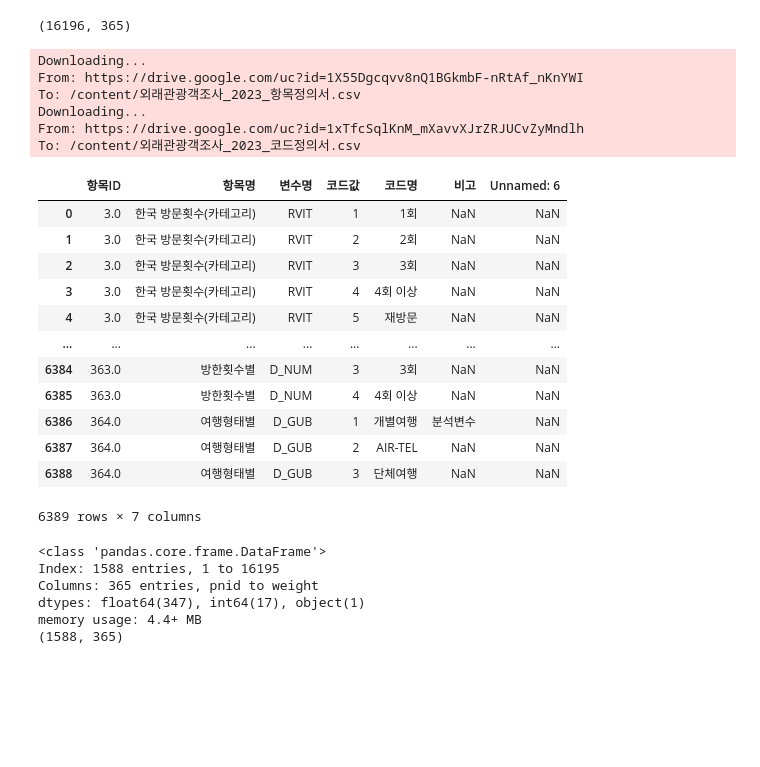
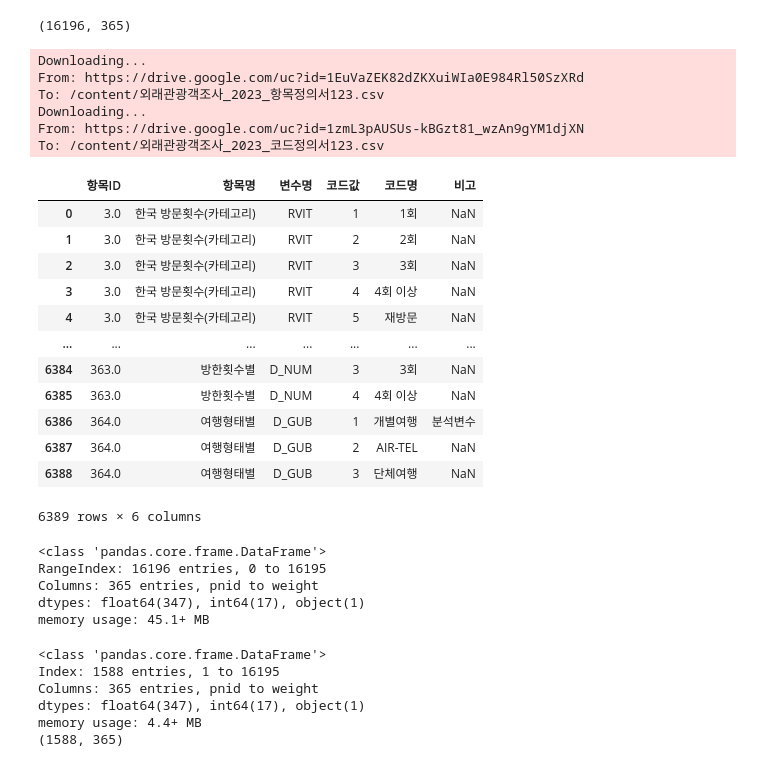
Before and after one commit to kKn00077/techit-travel-data-analysis, a Jupyter notebook: china.ipynb, the cells around one changed output. Saved outputs shown, nothing was run; the diff lists cells and outputs as text; code cells hidden in the pictures; blank space fills up the shorter version.

```diff
--- a/china.ipynb
+++ b/china.ipynb
@@ -47,63 +47,71 @@ To: /content/외래관광객조사_2023_데이터.txt
 (16196, 365)
 # %%
 # 파일 ID 정의
-file1_id = '1X55Dgcqvv8nQ1BGkmbF-nRtAf_nKnYWI'  # 항목정의서
-file2_id = '1xTfcSqlKnM_mXavvXJrZRJUCvZyMndlh'  # 코드정의서
+file1_id = '1EuVaZEK82dZKXuiWIa0E984Rl50SzXRd'  # 항목정의서
+file2_id = '1zmL3pAUSUs-kBGzt81_wzAn9gYM1djXN'  # 코드정의서
 
 # 다운로드 URL 정의
 file1_url = f"https://drive.google.com/uc?id={file1_id}"
 file2_url = f"https://drive.google.com/uc?id={file2_id}"
 
 # 출력 파일명
-file1_output = '외래관광객조사_2023_항목정의서.csv'
-file2_output = '외래관광객조사_2023_코드정의서.csv'
+file1_output = '외래관광객조사_2023_항목정의서123.csv'
+file2_output = '외래관광객조사_2023_코드정의서123.csv'
 
 # 파일 다운로드
 gdown.download(file1_url, file1_output, quiet=False)
 gdown.download(file2_url, file2_output, quiet=False)
 
 # 데이터 로드
 columns_info_df = pd.read_csv(file1_output)
 columns_value_df = pd.read_csv(file2_output)
 
 # display(columns_info_df.head())
 # display(columns_value_df.head())
 
 indices = columns_value_df[columns_value_df['항목ID'].notnull()].index.tolist()
 
 # 구간 별 동일값 설정
 for i in range(len(indices)):
     start_idx = indices[i]
     end_idx = indices[i + 1] if i + 1 < len(indices) else len(columns_value_df)
 
     # 각 구간에 동일한 값 설정
     columns_value_df.loc[start_idx:end_idx-1, '항목ID'] = columns_value_df.loc[start_idx, '항목ID']
     columns_value_df.loc[start_idx:end_idx-1, '항목명'] = columns_value_df.loc[start_idx, '항목명']
     columns_value_df.loc[start_idx:end_idx-1, '변수명'] = columns_value_df.loc[start_idx, '변수명']
 
 display(columns_value_df)
 # %% [output]
 Downloading...
-From: https://drive.google.com/uc?id=1X55Dgcqvv8nQ1BGkmbF-nRtAf_nKnYWI
-To: /content/외래관광객조사_2023_항목정의서.csv
+From: https://drive.google.com/uc?id=1EuVaZEK82dZKXuiWIa0E984Rl50SzXRd
+To: /content/외래관광객조사_2023_항목정의서123.csv
 Downloading...
-From: https://drive.google.com/uc?id=1xTfcSqlKnM_mXavvXJrZRJUCvZyMndlh
-To: /content/외래관광객조사_2023_코드정의서.csv
+From: https://drive.google.com/uc?id=1zmL3pAUSUs-kBGzt81_wzAn9gYM1djXN
+To: /content/외래관광객조사_2023_코드정의서123.csv
-|  | 항목ID | 항목명 | 변수명 | 코드값 | 코드명 | 비고 | Unnamed: 6 |
-| 0 | 3.0 | 한국 방문횟수(카테고리) | RVIT | 1 | 1회 | NaN | NaN |
-| 1 | 3.0 | 한국 방문횟수(카테고리) | RVIT | 2 | 2회 | NaN | NaN |
-| 2 | 3.0 | 한국 방문횟수(카테고리) | RVIT | 3 | 3회 | NaN | NaN |
-| 3 | 3.0 | 한국 방문횟수(카테고리) | RVIT | 4 | 4회 이상 | NaN | NaN |
-| 4 | 3.0 | 한국 방문횟수(카테고리) | RVIT | 5 | 재방문 | NaN | NaN |
-| ... | ... | ... | ... | ... | ... | ... | ... |
-| 6384 | 363.0 | 방한횟수별 | D_NUM | 3 | 3회 | NaN | NaN |
-| 6385 | 363.0 | 방한횟수별 | D_NUM | 4 | 4회 이상 | NaN | NaN |
-| 6386 | 364.0 | 여행형태별 | D_GUB | 1 | 개별여행 | 분석변수 | NaN |
-| 6387 | 364.0 | 여행형태별 | D_GUB | 2 | AIR-TEL | NaN | NaN |
-| 6388 | 364.0 | 여행형태별 | D_GUB | 3 | 단체여행 | NaN | NaN |
+|  | 항목ID | 항목명 | 변수명 | 코드값 | 코드명 | 비고 |
+| 0 | 3.0 | 한국 방문횟수(카테고리) | RVIT | 1 | 1회 | NaN |
+| 1 | 3.0 | 한국 방문횟수(카테고리) | RVIT | 2 | 2회 | NaN |
+| 2 | 3.0 | 한국 방문횟수(카테고리) | RVIT | 3 | 3회 | NaN |
+| 3 | 3.0 | 한국 방문횟수(카테고리) | RVIT | 4 | 4회 이상 | NaN |
+| 4 | 3.0 | 한국 방문횟수(카테고리) | RVIT | 5 | 재방문 | NaN |
+| ... | ... | ... | ... | ... | ... | ... |
+| 6384 | 363.0 | 방한횟수별 | D_NUM | 3 | 3회 | NaN |
+| 6385 | 363.0 | 방한횟수별 | D_NUM | 4 | 4회 이상 | NaN |
+| 6386 | 364.0 | 여행형태별 | D_GUB | 1 | 개별여행 | 분석변수 |
+| 6387 | 364.0 | 여행형태별 | D_GUB | 2 | AIR-TEL | NaN |
+| 6388 | 364.0 | 여행형태별 | D_GUB | 3 | 단체여행 | NaN |
-6389 rows × 7 columns
+6389 rows × 6 columns
 # %%
 df.fillna(-1, inplace=True)
+# %%
+df.info()
+# %% [output]
+<class 'pandas.core.frame.DataFrame'>
+RangeIndex: 16196 entries, 0 to 16195
+Columns: 365 entries, pnid to weight
+dtypes: float64(347), int64(17), object(1)
+memory usage: 45.1+ MB
 # %%
 # 중국 방한 여행객 데이터
 chinese_df = df[df['D_NAT'] == 1]
```
Also changed, not shown: parts of 105 cells of this notebook.
